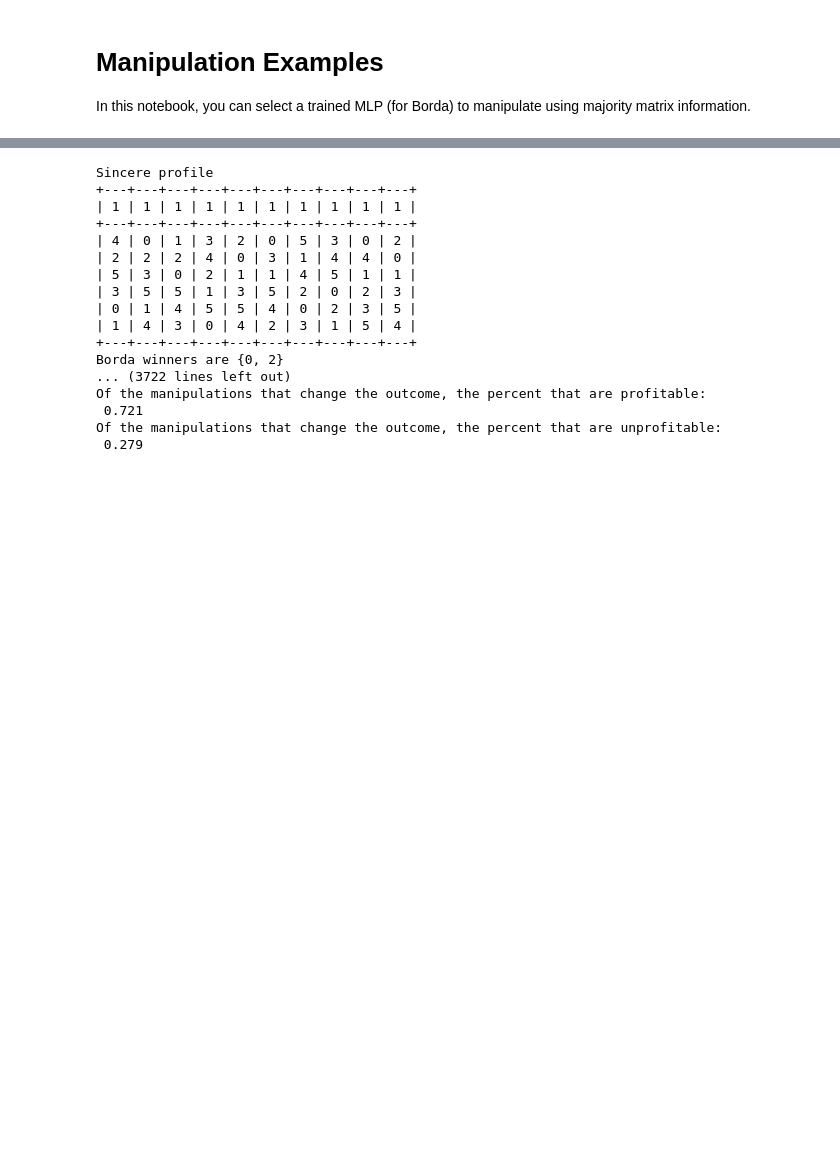
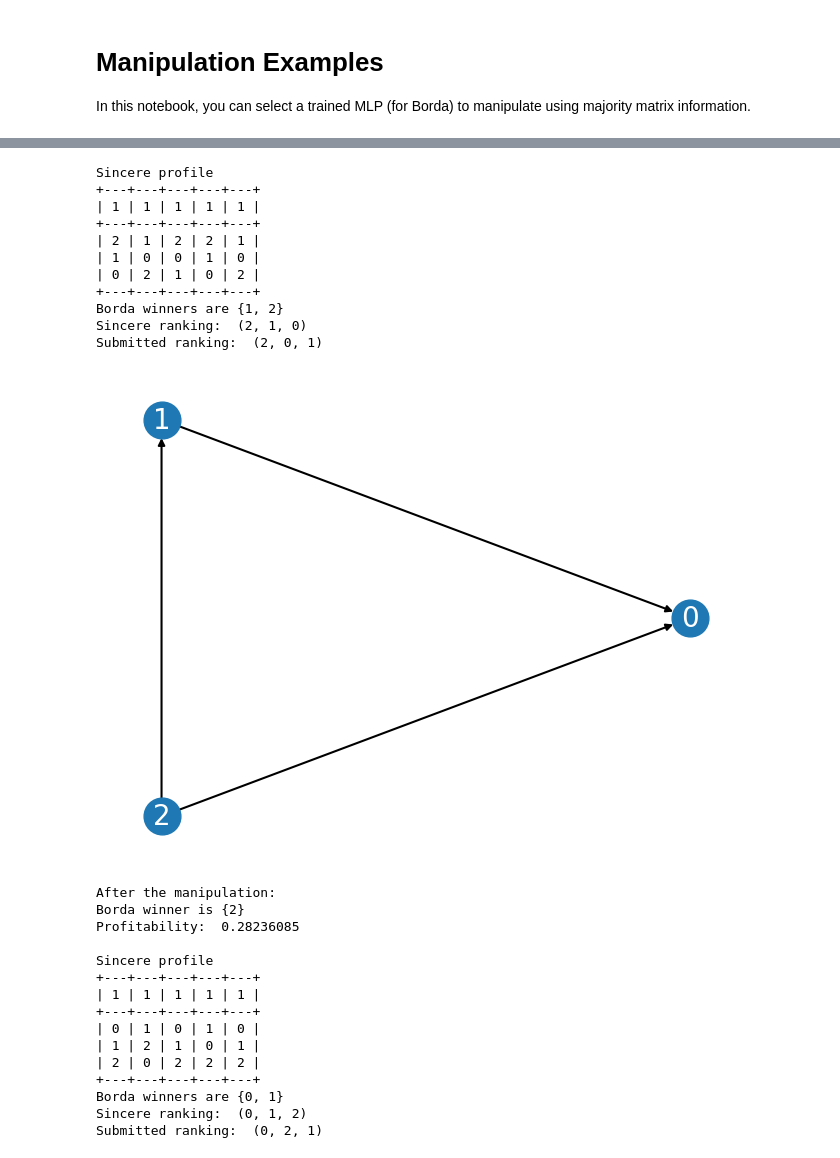
Before and after one commit to epacuit/ltm, a Jupyter notebook: Learning to Manipulate - Example Manipulations.ipynb, the cells around one changed output, grey strips where cells are left out. Drawn from its saved outputs; the diff is of its cells as text; code cells hidden in the pictures; blank space fills up the shorter version.

```diff
--- a/Learning to Manipulate - Example Manipulations.ipynb
+++ b/Learning to Manipulate - Example Manipulations.ipynb
@@ -52,6 +50,6 @@ Loading: example_trained_models/Borda_1_6_10_uniform_('majority',)_1_08-18-2023_
 # %%
 
-num_profiles = 1000
+num_profiles = 10
 
 # generate utility profiles
 utility_profiles = generate_utility_profile(
@@ -83,6 +81,7 @@ evals, actions = get_profits_actions(
 evals = evals.detach().cpu().numpy()
 actions = actions.detach().cpu().numpy()
 
+#print("actions", actions)
 # display all profitable manipulations and record data about the actions of the manipulator
 num_manipulations = 0
 num_sincere_votes = 0
@@ -95,46 +94,57 @@ for u, prof, profit, act in zip(elections[0], elections[1], evals, actions):
     if sincere_ranking != submitted_ranking:
         num_manipulations += 1
         new_prof = apply_manipulation(prof, submitted_ranking, manip_weight=1)
         if profit > 0:
             num_profitable_manipulations += 1
             print("Sincere profile")
             prof.display()
             vm.display(prof)
             print("Sincere ranking: ", sincere_ranking)
             print("Submitted ranking: ", submitted_ranking)
+            prof.majority_graph().display()
             print("After the manipulation: ")
             vm.display(new_prof)
             print("Profitability: ", profit)
             print()
 
         elif profit < 0:
             num_unprofitable_manipulations += 1
     else:
         num_sincere_votes += 1
 
 print()
 print("Results")
 print("Percent of profiles that voter 0 submits a sincere ranking:\n ", round(num_sincere_votes / num_profiles, 3))
 print("Percent of profiles that voter 0 does not submit a sincere ranking:\n ", round(num_manipulations / num_profiles, 3))
 print("Of the manipulations, the percent that do not change the winning set:\n", round((num_manipulations - (num_profitable_manipulations + num_unprofitable_manipulations)) / num_manipulations, 3))
 
 print("Of the manipulations that change the outcome, the percent that are profitable:\n", round(num_profitable_manipulations / (num_profitable_manipulations + num_unprofitable_manipulations), 3))
 print("Of the manipulations that change the outcome, the percent that are unprofitable:\n", round(num_unprofitable_manipulations / (num_profitable_manipulations + num_unprofitable_manipulations), 3))
 # %% [output]
 Sincere profile
-+---+---+---+---+---+---+---+---+---+---+
-| 1 | 1 | 1 | 1 | 1 | 1 | 1 | 1 | 1 | 1 |
-+---+---+---+---+---+---+---+---+---+---+
-| 4 | 0 | 1 | 3 | 2 | 0 | 5 | 3 | 0 | 2 |
-| 2 | 2 | 2 | 4 | 0 | 3 | 1 | 4 | 4 | 0 |
-| 5 | 3 | 0 | 2 | 1 | 1 | 4 | 5 | 1 | 1 |
-| 3 | 5 | 5 | 1 | 3 | 5 | 2 | 0 | 2 | 3 |
-| 0 | 1 | 4 | 5 | 5 | 4 | 0 | 2 | 3 | 5 |
-| 1 | 4 | 3 | 0 | 4 | 2 | 3 | 1 | 5 | 4 |
-+---+---+---+---+---+---+---+---+---+---+
-Borda winners are {0, 2}
-... (3722 lines left out)
-Of the manipulations that change the outcome, the percent that are profitable:
- 0.721
-Of the manipulations that change the outcome, the percent that are unprofitable:
- 0.279
++---+---+---+---+---+
+| 1 | 1 | 1 | 1 | 1 |
++---+---+---+---+---+
+| 2 | 1 | 2 | 2 | 1 |
+| 1 | 0 | 0 | 1 | 0 |
+| 0 | 2 | 1 | 0 | 2 |
++---+---+---+---+---+
+Borda winners are {1, 2}
+Sincere ranking:  (2, 1, 0)
+Submitted ranking:  (2, 0, 1)
+[figure, added]
+After the manipulation:
+Borda winner is {2}
+Profitability:  0.28236085
+
+Sincere profile
++---+---+---+---+---+
+| 1 | 1 | 1 | 1 | 1 |
++---+---+---+---+---+
+| 0 | 1 | 0 | 1 | 0 |
+| 1 | 2 | 1 | 0 | 1 |
+| 2 | 0 | 2 | 2 | 2 |
++---+---+---+---+---+
+Borda winners are {0, 1}
+Sincere ranking:  (0, 1, 2)
+Submitted ranking:  (0, 2, 1)
```
Also changed, not shown: parts of 4 cells of this notebook, 40 other files.
